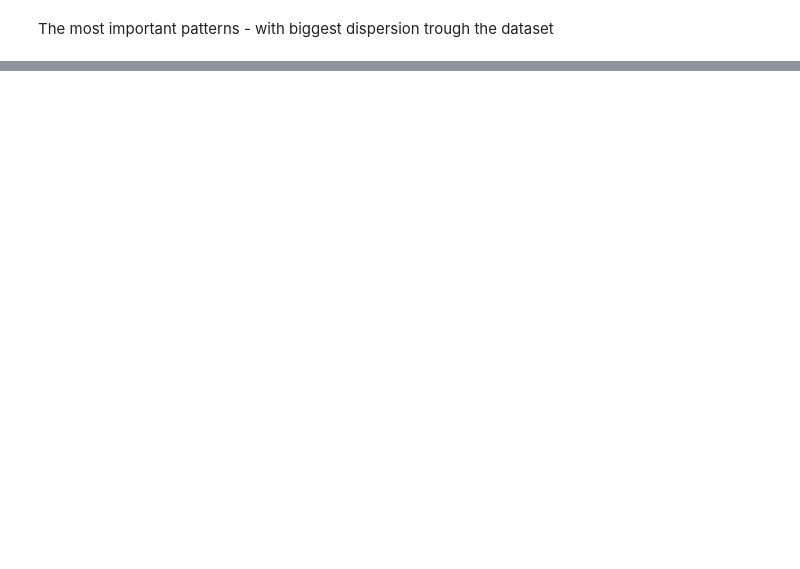
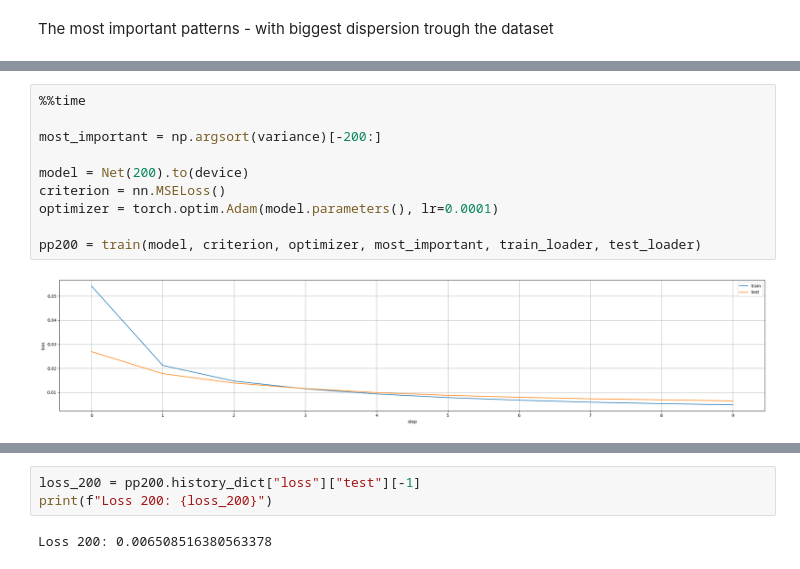
Before and after one commit to Oounce/classical-quantum-mnist, a Jupyter notebook: Classical_Reconstruction.ipynb, the cells around one changed output, grey strips where cells are left out. Cells and saved outputs as stored; diff of their text form; blank space fills up the shorter version.

```diff
--- a/Classical_Reconstruction.ipynb
+++ b/Classical_Reconstruction.ipynb
@@ -307,0 +321,12 @@ tensor(0.7960)
+# %%
+%%time
+
+most_important = np.argsort(variance)[-200:]
+
+model = Net(200).to(device)
+criterion = nn.MSELoss()
+optimizer = torch.optim.Adam(model.parameters(), lr=0.0001)
+
+pp200 = train(model, criterion, optimizer, most_important, train_loader, test_loader)
+# %% [output]
+[figure, added]
@@ -307,0 +335,5 @@ tensor(0.7960)
+# %%
+loss_200 = pp200.history_dict["loss"]["test"][-1]
+print(f"Loss 200: {loss_200}")
+# %% [output]
+Loss 200: 0.006508516380563378
```
Also changed, not shown: parts of 64 cells of this notebook, 1 other file.
